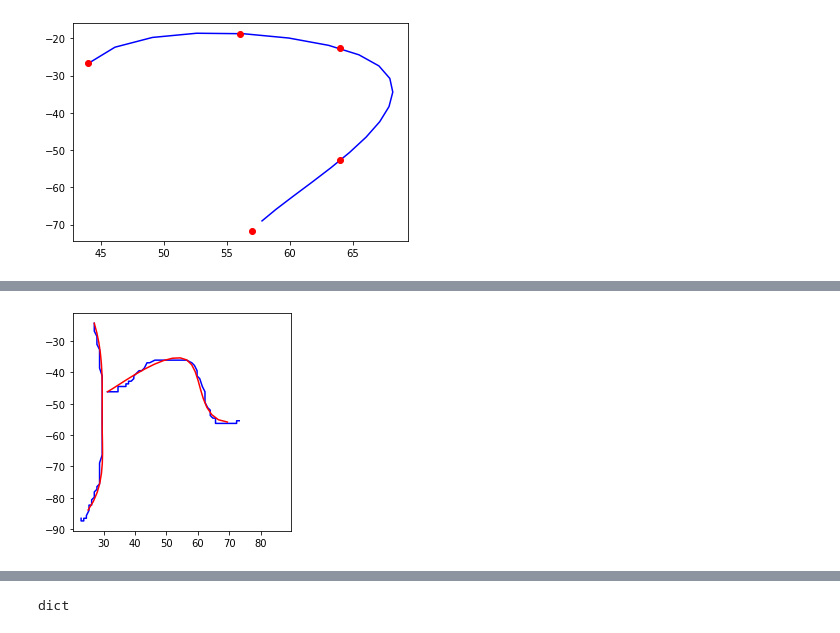
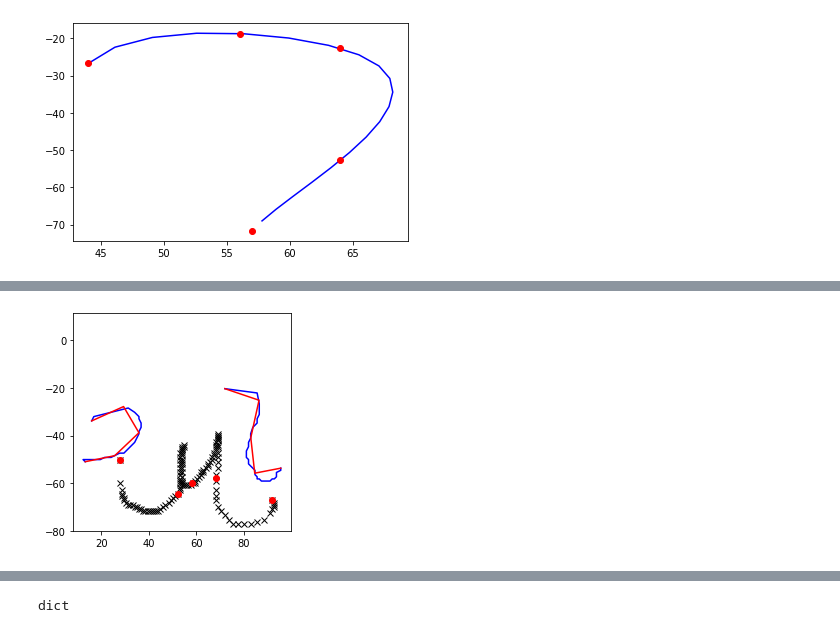
Before and after one commit to SomTambe/omniglot-bcs, a Jupyter notebook: own_model_bcs.ipynb, the cells around one changed output, grey strips where cells are left out. Saved outputs shown, nothing was run; the diff lists cells and outputs as text; code cells hidden in the pictures.

```diff
--- a/own_model_bcs.ipynb
+++ b/own_model_bcs.ipynb
@@ -180,10 +180,10 @@ def spline_5(primitive):
             out = interpolate.splev(unew, tck)
 
             ## Comment out below 4 lines for outputting the spline
-            xn, yn = out[0], out[1]
-            tck, u = interpolate.splprep([xn, yn], s=0)
-            unew2 = np.arange(0,1,0.05)
-            out = interpolate.splev(unew2, tck)
+#             xn, yn = out[0], out[1]
+#             tck, u = interpolate.splprep([xn, yn], s=0)
+#             unew2 = np.arange(0,1,0.05)
+#             out = interpolate.splev(unew2, tck)
 
             return np.array(out).transpose((1,0))
         else :
@@ -198,17 +198,17 @@ def spline_5(primitive):
         yc+=np.random.normal(0,0.5,(d,1))
         return spline_5(np.concatenate((xc,yc),axis=1))
 # %%
-xm=character['Early Aramaic'][17][2]['strokes'][0]
-ym=character['Early Aramaic'][17][2]['strokes'][0]
+xm=character['Gujarati'][12][7]['strokes'][0]
+ym=character['Gujarati'][12][7]['strokes'][0]
 plt.plot(xm[0][0][:,[0]],ym[0][0][:,[1]],'b')
-plt.plot(xm[1][0][:,[0]],ym[1][0][:,[1]],'b')
-# plt.plot(xm[2][0][:,[0]],ym[2][0][:,[1]],'b')
+plt.plot(xm[1][0][:,[0]],ym[1][0][:,[1]],'kx')
+plt.plot(xm[2][0][:,[0]],ym[2][0][:,[1]],'b')
 # plt.plot(xm[3][0][:,[0]],ym[3][0][:,[1]],'b')
 plt.plot(spline_5(np.concatenate((xm[0][0][:,[0]],ym[0][0][:,[1]]),axis=1))[:,[0]],spline_5(np.concatenate((xm[0][0][:,[0]],ym[0][0][:,[1]]),axis=1))[:,[1]],'r')
-plt.plot(spline_5(np.concatenate((xm[1][0][:,[0]],ym[1][0][:,[1]]),axis=1))[:,[0]],spline_5(np.concatenate((xm[1][0][:,[0]],ym[1][0][:,[1]]),axis=1))[:,[1]],'r')
-# plt.plot(spline_5(np.concatenate((xm[2][0][:,[0]],ym[2][0][:,[1]]),axis=1))[:,[0]],spline_5(np.concatenate((xm[2][0][:,[0]],ym[2][0][:,[1]]),axis=1))[:,[1]],'r')
+plt.plot(spline_5(np.concatenate((xm[1][0][:,[0]],ym[1][0][:,[1]]),axis=1))[:,[0]],spline_5(np.concatenate((xm[1][0][:,[0]],ym[1][0][:,[1]]),axis=1))[:,[1]],'ro')
+plt.plot(spline_5(np.concatenate((xm[2][0][:,[0]],ym[2][0][:,[1]]),axis=1))[:,[0]],spline_5(np.concatenate((xm[2][0][:,[0]],ym[2][0][:,[1]]),axis=1))[:,[1]],'r')
 # plt.plot(spline_5(np.concatenate((xm[3][0][:,[0]],ym[3][0][:,[1]]),axis=1))[:,[0]],spline_5(np.concatenate((xm[3][0][:,[0]],ym[3][0][:,[1]]),axis=1))[:,[1]],'r')
 plt.axis('square')
 plt.show()
 # %% [output]
-[figure, old version]
+[figure, new version]
```
Also changed, not shown: parts of 4 cells of this notebook.
